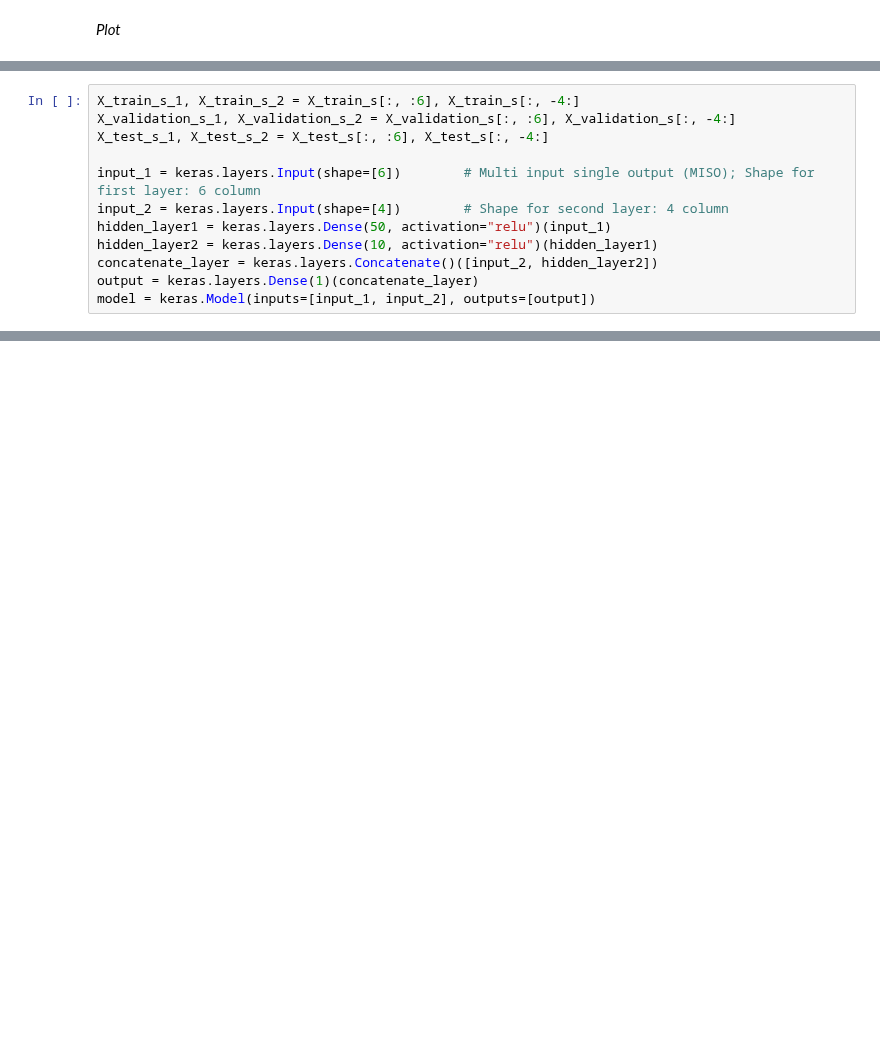
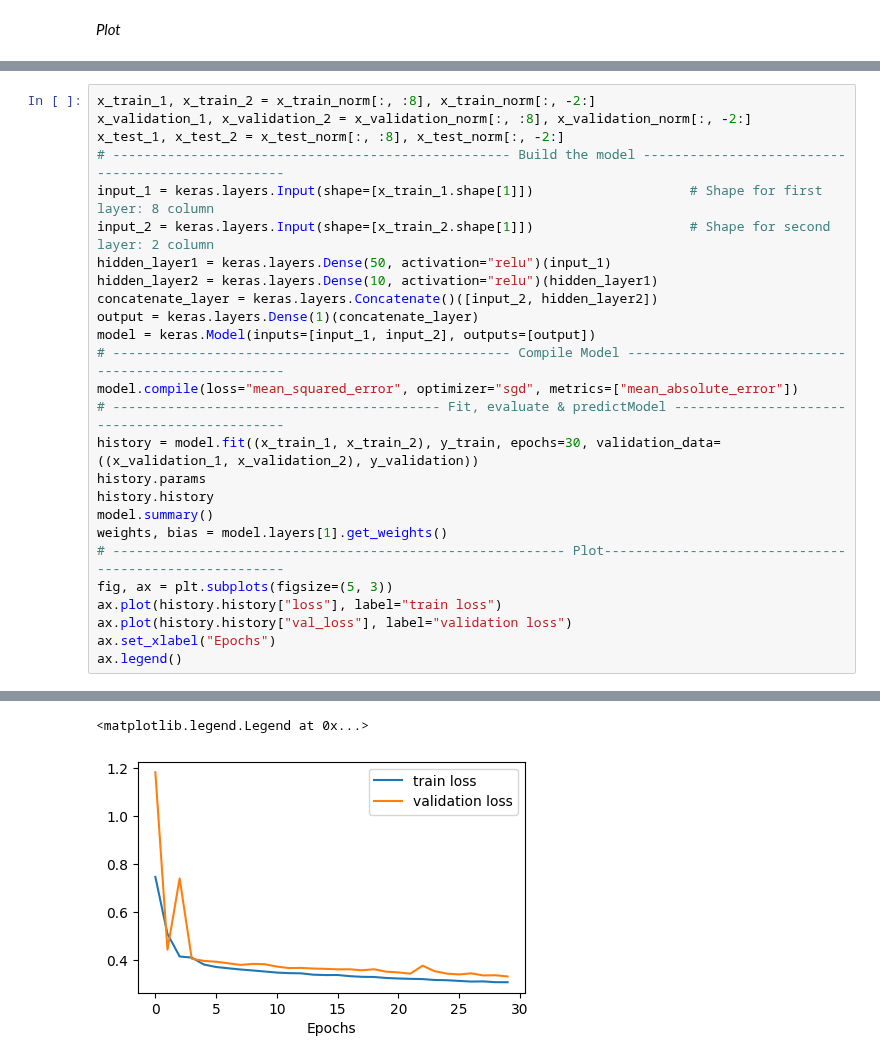
Before and after one commit to RezaSaadatyar/Deep-Learning-in-python, a Jupyter notebook: API/Code/Functional_API.ipynb, the cells around one changed output, grey strips where cells are left out. Drawn from its saved outputs; the diff is of its cells as text; blank space fills up the shorter version.

```diff
--- a/API/Code/Functional_API.ipynb
+++ b/API/Code/Functional_API.ipynb
@@ -128,14 +130,29 @@ Method 2: Multi input single output (MISO)
 
 ![MISO.bmp](attachment:MISO.bmp)
 # %%
-X_train_s_1, X_train_s_2 = X_train_s[:, :6], X_train_s[:, -4:]
-X_validation_s_1, X_validation_s_2 = X_validation_s[:, :6], X_validation_s[:, -4:]
-X_test_s_1, X_test_s_2 = X_test_s[:, :6], X_test_s[:, -4:]
-
-input_1 = keras.layers.Input(shape=[6])        # Multi input single output (MISO); Shape for first layer: 6 column
-input_2 = keras.layers.Input(shape=[4])        # Shape for second layer: 4 column
+x_train_1, x_train_2 = x_train_norm[:, :8], x_train_norm[:, -2:]
+x_validation_1, x_validation_2 = x_validation_norm[:, :8], x_validation_norm[:, -2:]
+x_test_1, x_test_2 = x_test_norm[:, :8], x_test_norm[:, -2:]
+# --------------------------------------------------- Build the model --------------------------------------------------
+input_1 = keras.layers.Input(shape=[x_train_1.shape[1]])                    # Shape for first layer: 8 column
+input_2 = keras.layers.Input(shape=[x_train_2.shape[1]])                    # Shape for second layer: 2 column
 hidden_layer1 = keras.layers.Dense(50, activation="relu")(input_1)
 hidden_layer2 = keras.layers.Dense(10, activation="relu")(hidden_layer1)
 concatenate_layer = keras.layers.Concatenate()([input_2, hidden_layer2])
 output = keras.layers.Dense(1)(concatenate_layer)
 model = keras.Model(inputs=[input_1, input_2], outputs=[output])
+# --------------------------------------------------- Compile Model ----------------------------------------------------
+model.compile(loss="mean_squared_error", optimizer="sgd", metrics=["mean_absolute_error"])
+# ------------------------------------------ Fit, evaluate & predictModel ----------------------------------------------
+history = model.fit((x_train_1, x_train_2), y_train, epochs=30, validation_data=((x_validation_1, x_validation_2), y_validation))
+history.params
+history.history
+model.summary()
+weights, bias = model.layers[1].get_weights()
+# ---------------------------------------------------------- Plot-------------------------------------------------------
+fig, ax = plt.subplots(figsize=(5, 3))
+ax.plot(history.history["loss"], label="train loss")
+ax.plot(history.history["val_loss"], label="validation loss")
+ax.set_xlabel("Epochs")
+ax.legend()
+# %% [output]
@@ -141,0 +176,2 @@ model = keras.Model(inputs=[input_1, input_2], outputs=[output])
+<matplotlib.legend.Legend at 0x...>
+[figure, added]
```
Also changed, not shown: parts of 6 cells of this notebook.
